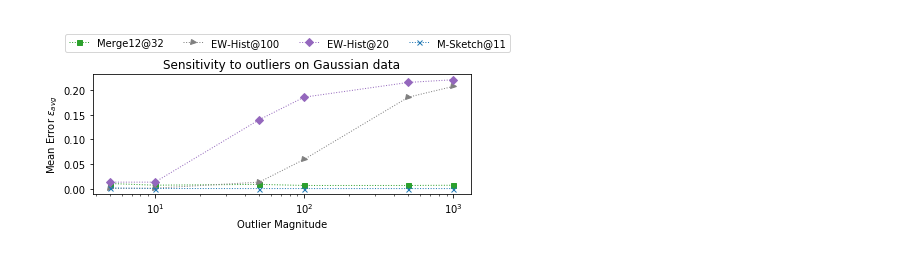
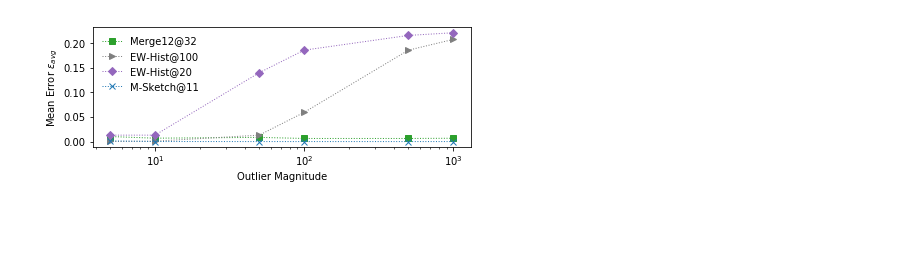
Before and after one commit to stanford-futuredata/msketch, a Jupyter notebook: analysis/Outlier Benchmark.ipynb, the cells around one changed output. Cells and saved outputs as stored; diff of their text form; code cells hidden in the pictures; blank space fills up the shorter version.

```diff
--- a/analysis/Outlier Benchmark.ipynb
+++ b/analysis/Outlier Benchmark.ipynb
@@ -95,38 +95,39 @@ f = plt.figure(figsize=(6,2.3))
 ax = f.gca()
 
 lines = []
 labels = []
 for alg,size in sketches:
     c_df = dfg.loc[alg,size]
     cur_label = "{}@{}".format(alg_display_name[alg], int(size))
     if alg == "histogram":
         cur_color = colormap[(alg, size)]
         cur_marker = markers[(alg, size)]
     else:
         cur_color = colormap[alg]
         cur_marker = markers[alg]
     l, = ax.semilogx(
         c_df.index,
         c_df["error"],
         label=cur_label,
         marker=cur_marker,
         color=cur_color,
-        markersize=5,
+        markersize=6,
         ls="dotted",
         lw=1
     )
     lines.append(l)
     labels.append(cur_label)
 
-lgd = f.legend(
-    lines, labels,
-    bbox_to_anchor=(0.05, 1.15, 1., .102), ncol=4, loc=2
-)
+ax.legend(frameon=False)
+# lgd = f.legend(
+#     lines, labels,
+#     bbox_to_anchor=(0.05, 1.15, 1., .102), ncol=4, loc=2
+# )
 f.tight_layout()
 # ax.set_xlim(5, 1000)
 ax.set_xlabel("Outlier Magnitude")
 ax.set_ylabel("Mean Error $\epsilon_{avg}$")
-ax.set_title("Sensitivity to outliers on Gaussian data")
-f.savefig("robust_outlier.pdf", bbox_extra_artists=(lgd,), bbox_inches='tight')
+# ax.set_title("Sensitivity to outliers on Gaussian data")
+f.savefig("robust_outlier.pdf", bbox_inches='tight')
 # %% [output]
-[figure, old version]
+[figure, new version]
```
Also changed, not shown: 5 other files.
